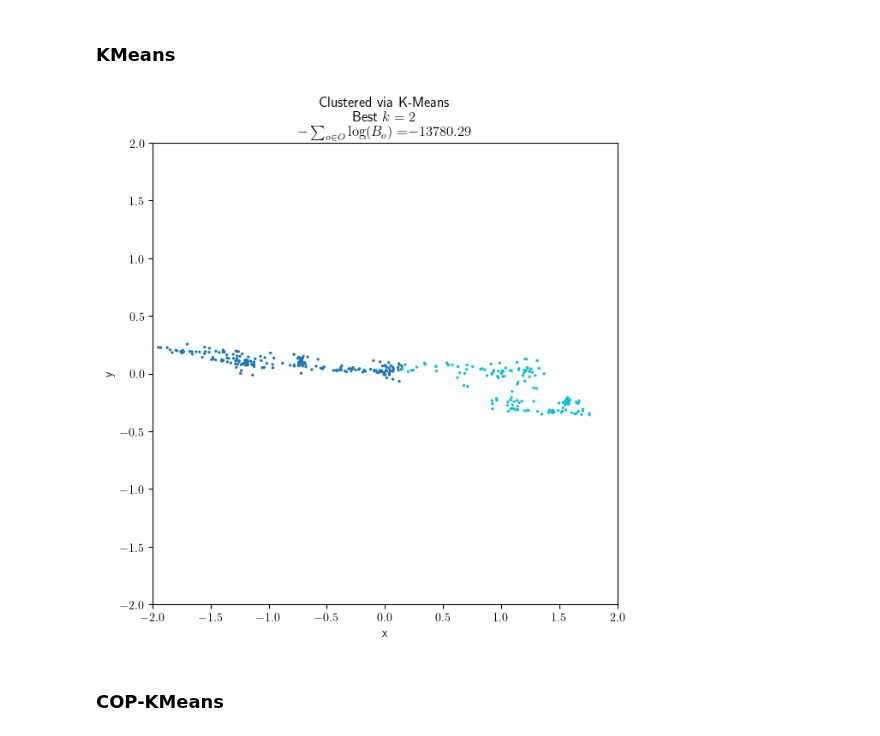
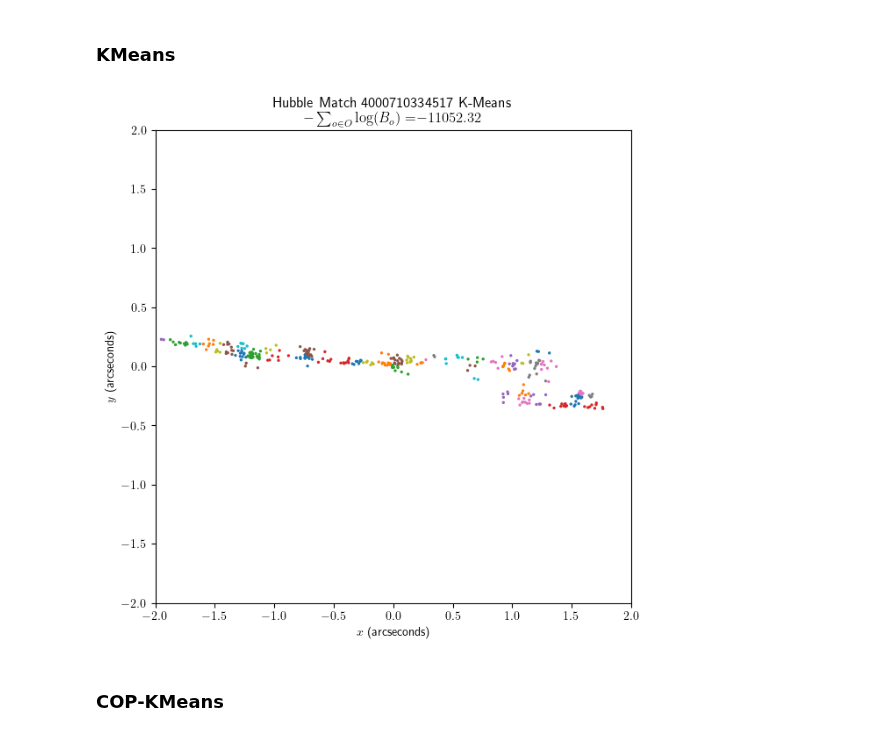
Before and after one commit to jacobf18/astronomical-matching, a Jupyter notebook: hubble.ipynb, the cells around one changed output. Cells and saved outputs as stored; diff of their text form; code cells hidden in the pictures.

```diff
--- a/hubble.ipynb
+++ b/hubble.ipynb
@@ -348,0 +136,3 @@ data_df["coord2 (arcseconds)"] = (data_df[["X", "Y", "Z"]] @ center_north) * 180
+# %%
+data_df = load_data('data/match_4000710334517.csv')
+data_df
@@ -364,23 +170,22 @@ plt.show()
 # %% [markdown]
 ### KMeans
 # %%
-best_labels, best_k, best_bayes = run_kmeans(data_df, 1,50)
+best_labels, _, _ = run_kmeans(data_df, 1,50)
 
-plt.figure(figsize=(7,7))
+plt.figure(figsize=(5,5))
 plt.scatter(data_df['coord1 (arcseconds)'],
             data_df['coord2 (arcseconds)'],
             s=2.0, c = best_labels, cmap='tab10')
-plt.title("Clustered via K-Means\n"
-          f"Best $k={best_k}$\n"
+plt.title("Hubble Match 4000710334517 K-Means\n"
               r"$-\sum_{{o\in O}}\log(B_o)=$"
-              f"${best_bayes:.2f}$")
-plt.xlabel('x')
-plt.ylabel('y')
+              f"${neg_log_bayes(data_df, best_labels):.2f}$")
+plt.xlabel("$x$ (arcseconds)")
+plt.ylabel("$y$ (arcseconds)")
 plt.xlim([-2,2])
 plt.ylim([-2,2])
-plt.show()
+plt.savefig("figures/presentation/hubble_kmeans_medium.svg")
 # %% [output]
-[figure, old version]
+[figure, new version]
 # %% [markdown]
 ### COP-KMeans
 # %%
```
Also changed, not shown: parts of 26 cells of this notebook, 16 other files.
